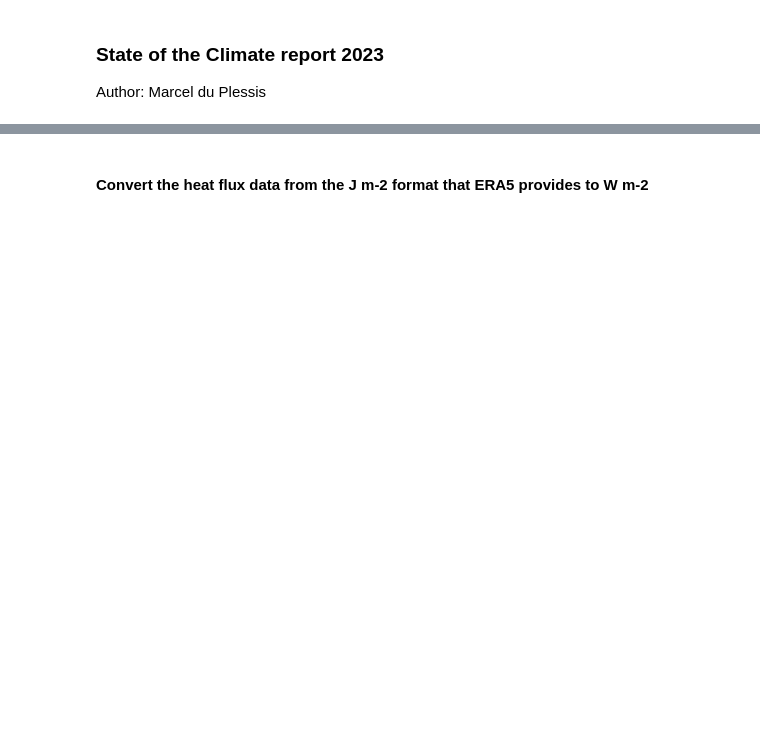
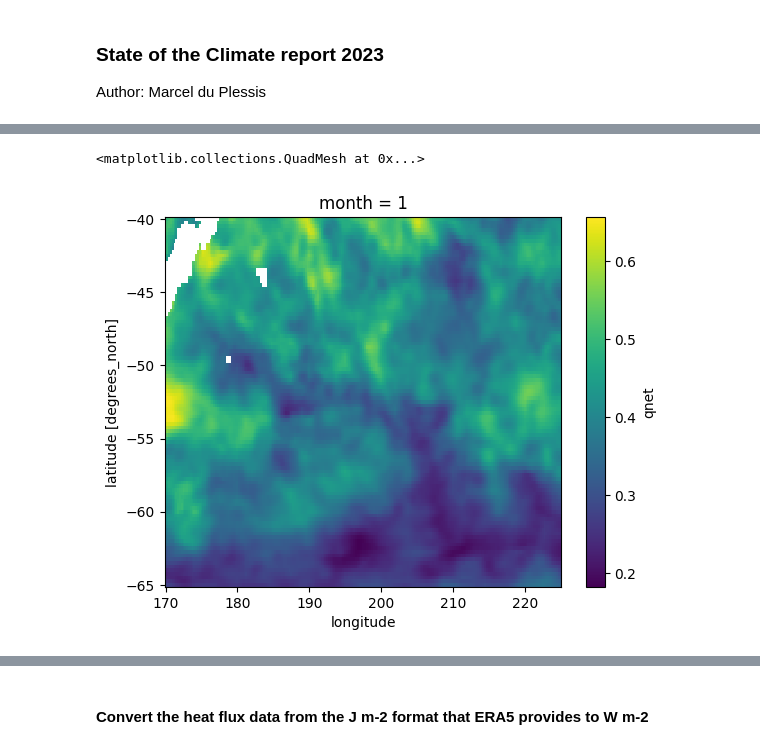
Before and after one commit to marcelduplessis/soc-heat-fluxes-2024, a Jupyter notebook: code/maps.ipynb, the cells around one changed output, grey strips where cells are left out. Cells and saved outputs as stored; diff of their text form; code cells hidden in the pictures; blank space fills up the shorter version.

Commit message:
add uncertainties

```diff
--- a/code/maps.ipynb
+++ b/code/maps.ipynb
@@ -25,0 +248,44 @@ ds = ds.sum(dim='expver')
+# %%
+# now we choose the sectors
+
+# southern ocean
+
+so_lat_min = -65
+so_lat_max = -40
+
+ds_anom_so = ds_anom.sel(latitude=slice(so_lat_max, so_lat_min))
+
+ds_anom_atl = ds_anom.sel(latitude=slice(so_lat_max, so_lat_min), longitude=slice(-70, 20)) # atlantic
+ds_anom_epc = ds_anom.sel(latitude=slice(so_lat_max, so_lat_min), longitude=slice(-135, -70)) # eastern pacific
+ds_anom_ind = ds_anom.sel(latitude=slice(so_lat_max, so_lat_min), longitude=slice(20, 170)) # indian
+
+ds_anom_wpc1 = ds_anom.sel(latitude=slice(so_lat_max, so_lat_min), longitude=slice(-180, -135)) # western pacific 1
+ds_anom_wpc2 = ds_anom.sel(latitude=slice(so_lat_max, so_lat_min), longitude=slice(170, 180)) # western pacific 2
+
+# combine the two western pacifics
+
+ds_anom_wpc1['longitude'] = ds_anom_wpc1['longitude'] + 360
+
+ds_anom_wpc = xr.concat([ds_anom_wpc2, ds_anom_wpc1], dim='longitude')
+
+#
+# %%
+# find the std err of the sectors to plot as the uncertainties
+
+ds_clim_stde_so = ds_clim_stde.sel(latitude=slice(so_lat_max, so_lat_min))
+
+ds_clim_stde_atl = ds_clim_stde.sel(latitude=slice(so_lat_max, so_lat_min), longitude=slice(-70, 20))
+ds_clim_stde_epc = ds_clim_stde.sel(latitude=slice(so_lat_max, so_lat_min), longitude=slice(-135, -70))
+ds_clim_stde_ind = ds_clim_stde.sel(latitude=slice(so_lat_max, so_lat_min), longitude=slice(20, 170))
+
+ds_clim_stde_wpc1 = ds_clim_stde.sel(latitude=slice(so_lat_max, so_lat_min), longitude=slice(-180, -135))
+ds_clim_stde_wpc2 = ds_clim_stde.sel(latitude=slice(so_lat_max, so_lat_min), longitude=slice(170, 180))
+
+ds_clim_stde_wpc1['longitude'] = ds_clim_stde_wpc1['longitude'] + 360
+
+ds_clim_stde_wpc = xr.concat([ds_clim_stde_wpc2, ds_clim_stde_wpc1], dim='longitude')
+# %%
+ds_clim_stde_wpc.qnet.isel(month=0).plot()
+# %% [output]
+<matplotlib.collections.QuadMesh at 0x...>
+[figure, added]
```
Also changed, not shown: parts of 41 cells of this notebook, 1 other file.
